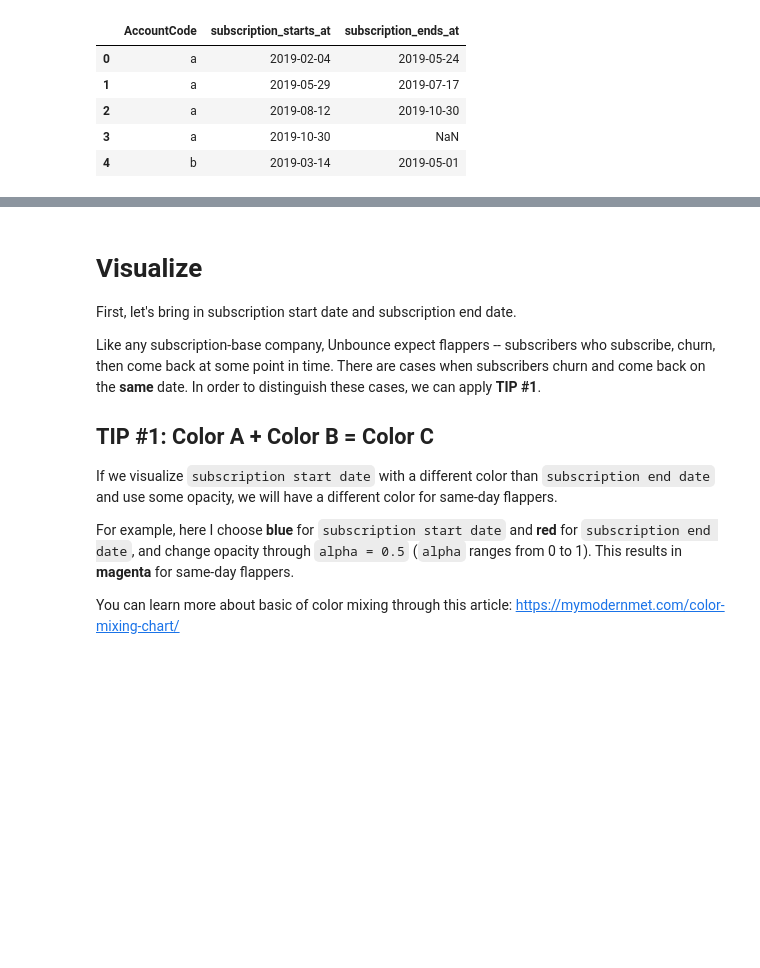
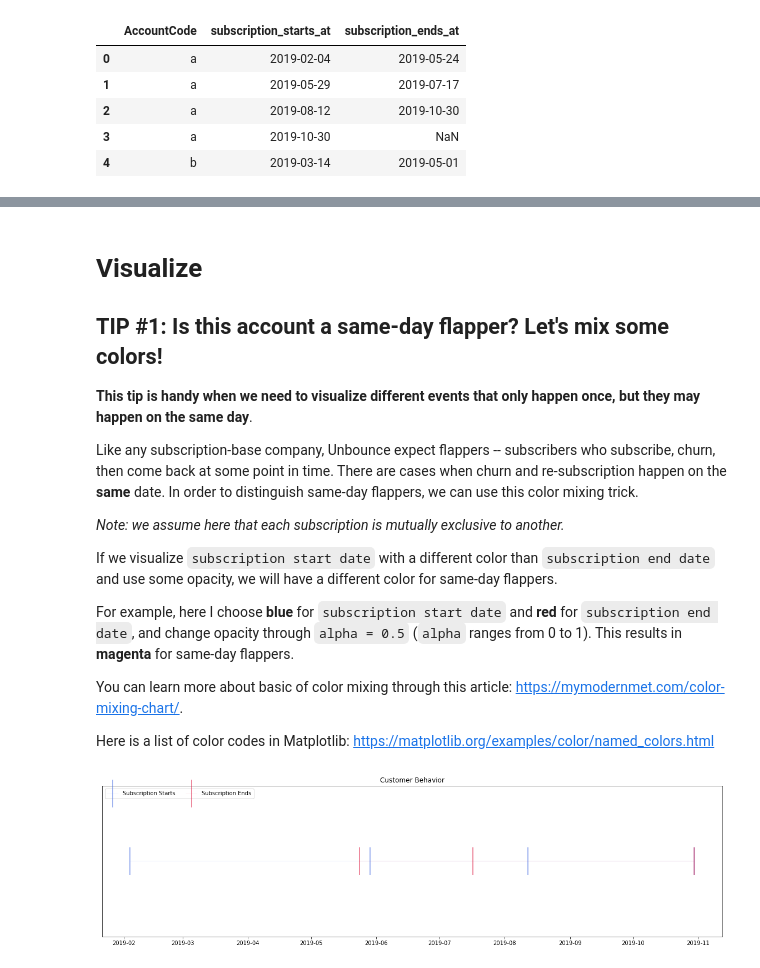
Before and after one commit to hadinh1306/blog-posts, a Jupyter notebook: report/Visualize Customer Behavior.ipynb, the cells around one changed output, grey strips where cells are left out. Cells and saved outputs as stored; diff of their text form; code cells hidden in the pictures; blank space fills up the shorter version.

Commit message:
Finished tutorial -- need to re-read and fix typos if needed

```diff
--- a/report/Visualize Customer Behavior.ipynb
+++ b/report/Visualize Customer Behavior.ipynb
@@ -40,14 +55,54 @@ subscription_info_df.head()
+# %%
+republished_df['action_date'] = pd.to_datetime(republished_df['action_date'])
+login_df['action_date'] = pd.to_datetime(login_df['action_date'])
+subscription_info_df['subscription_starts_at'] = pd.to_datetime(subscription_info_df['subscription_starts_at'])
+subscription_info_df['subscription_ends_at'] = pd.to_datetime(subscription_info_df['subscription_ends_at'])
+# %%
+sample_subscription = subscription_info_df[subscription_info_df['AccountCode'] == 'a']
+sample_republished = republished_df[republished_df['AccountCode'] == 'a']
+sample_login = login_df[login_df['AccountCode'] == 'a']
+
+# this is a constant for visualization purpose
+sample_subscription['vizline'] = 0.5
+sample_republished['vizline'] = 0.5
+sample_login['vizline'] = 0.5
 # %% [markdown]
 # Visualize
 
-First, let's bring in subscription start date and subscription end date.
 
-Like any subscription-base company, Unbounce expect flappers -- subscribers who subscribe, churn, then come back at some point in time. There are cases when subscribers churn and come back on the **same** date. In order to distinguish these cases, we can apply **TIP #1**.
+## **TIP #1:  Is this account a same-day flapper? Let's mix some colors!**
 
-## **TIP #1: Color A + Color B = Color C**
+**This tip is handy when we need to visualize different events that only happen once, but they may happen on the same day**.
+
+Like any subscription-base company, Unbounce expect flappers -- subscribers who subscribe, churn, then come back at some point in time. There are cases when churn and re-subscription happen on the **same** date. In order to distinguish same-day flappers, we can use this color mixing trick.
+
+*Note: we assume here that each subscription is mutually exclusive to another.*
 
 If we visualize `subscription start date` with a different color than `subscription end date` and use some opacity, we will have a different color for same-day flappers.
 
 For example, here I choose **blue** for `subscription start date` and **red** for `subscription end date`, and change opacity through `alpha = 0.5` (`alpha` ranges from 0 to 1). This results in **magenta** for same-day flappers.
 
-You can learn more about basic of color mixing through this article: https://mymodernmet.com/color-mixing-chart/
+You can learn more about basic of color mixing through this article: https://mymodernmet.com/color-mixing-chart/.
+
+Here is a list of color codes in Matplotlib: https://matplotlib.org/examples/color/named_colors.html
+# %%
+fig, ax = plt.subplots(figsize=(20, 5))
+
+ax.plot(sample_subscription['subscription_starts_at'], sample_subscription['vizline'],
+        marker='|', linewidth = 0.1,
+        markersize=50, mew=2, alpha=0.5,
+        color='royalblue', label='Subscription Starts')
+
+no_expire_mask = ~sample_subscription['subscription_ends_at'].isnull()
+ax.plot(sample_subscription[no_expire_mask]['subscription_ends_at'], sample_subscription[no_expire_mask]['vizline'],
+        linewidth = 0.1, marker='|',
+        markersize=50, mew=2, alpha=0.5,
+        color='crimson', label='Subscription Ends')
+
+ax.legend(loc='upper left', ncol=2)
+ax.set_title("Customer Behavior")
+
+# Remove y-axis ticks as we don't need it
+ax.get_yaxis().set_visible(False)
+# %% [output]
+[figure, added]
```
Also changed, not shown: parts of 19 cells of this notebook.
